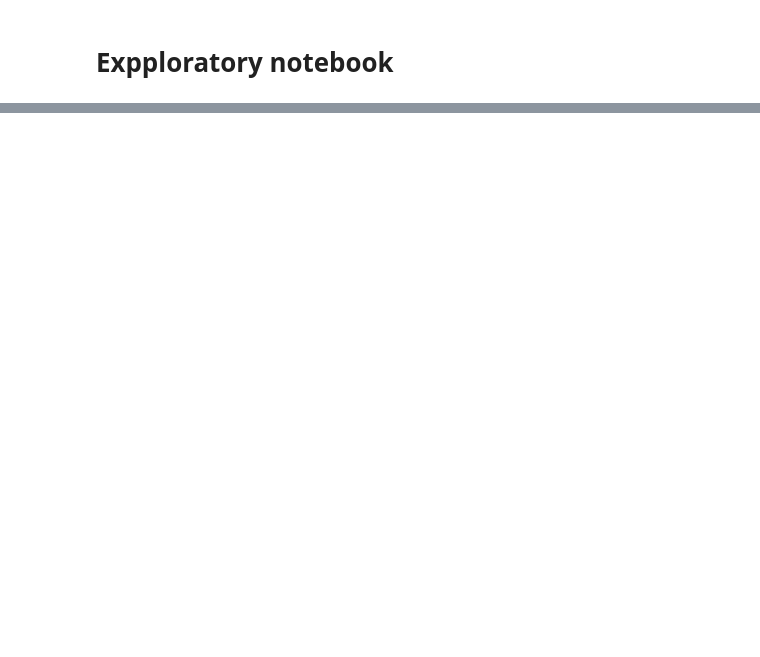
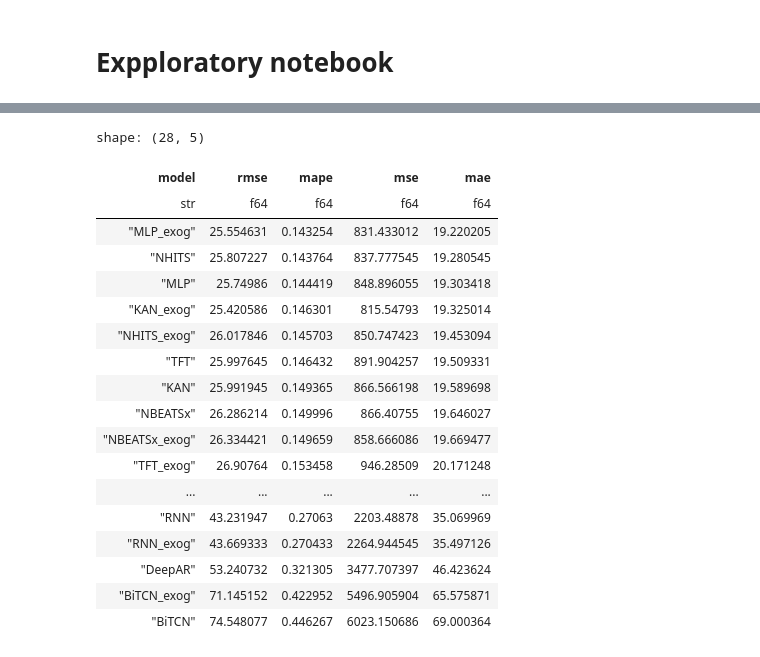
Before and after one commit to GlucoseDAO/glucose-neuralforecast, a Jupyter notebook: notebooks/explore.ipynb, the cells around one changed output, grey strips where cells are left out. Drawn from its saved outputs; the diff is of its cells as text; code cells hidden in the pictures; blank space fills up the shorter version.

```diff
--- a/notebooks/explore.ipynb
+++ b/notebooks/explore.ipynb
@@ -18,5 +31,12 @@ data
 # %%
 import polars as pl
+
+# Configure polars to display everything
+pl.Config.set_tbl_cols(-1)  # Show all columns
+pl.Config.set_tbl_rows(-1)  # Show all rows
+pl.Config.set_tbl_width_chars(200)  # Wider table display
+pl.Config.set_fmt_str_lengths(100)  # Longer string display
+
 df = pl.read_csv(input_dir / 'livia_glucose.csv')
 df.head()
 # %% [output]
@@ -28,3 +48,8 @@ shape: (5, 8)
 | 0 | "2024-03-16T02:37:00" | "EGV" | 229.0 | null | ... |
 | 0 | "2024-03-16T02:42:00" | "EGV" | 223.0 | null | ... |
 | 0 | "2024-03-16T02:47:00" | "EGV" | 216.0 | null | ... |
+# %%
+# Load metrics summary
+metrics_path = output_dir / 'runs' / 'run_20251021_153634' / 'metrics_summary.csv'
+metrics_df = pl.read_csv(metrics_path)
+metrics_df
@@ -30,0 +99,40 @@ shape: (5, 8)
+# %%
+# Keep only _mean columns (remove _std) and transpose
+mean_cols = ['metric'] + [col for col in metrics_df.columns if col.endswith('_mean')]
+transposed = metrics_df.select(mean_cols).unpivot(
+    index='metric',
+    on=mean_cols[1:],
+    variable_name='model',
+    value_name='value'
+).with_columns(
+    pl.col('model').str.replace('_mean', '')
+).pivot(
+    on='metric',
+    values='value',
+    aggregate_function='first'
+).with_columns(
+    pl.all().exclude('model').cast(pl.Float64)
+).sort('mae')
+# %%
+metrics_proper = transposed.sort(pl.col("mae"), descending=False)
+metrics_proper
+# %% [output]
+shape: (28, 5)
+| model | rmse | mape | mse | mae |
+| str | f64 | f64 | f64 | f64 |
+| "MLP_exog" | 25.554631 | 0.143254 | 831.433012 | 19.220205 |
+| "NHITS" | 25.807227 | 0.143764 | 837.777545 | 19.280545 |
+| "MLP" | 25.74986 | 0.144419 | 848.896055 | 19.303418 |
+| "KAN_exog" | 25.420586 | 0.146301 | 815.54793 | 19.325014 |
+| "NHITS_exog" | 26.017846 | 0.145703 | 850.747423 | 19.453094 |
+| "TFT" | 25.997645 | 0.146432 | 891.904257 | 19.509331 |
+| "KAN" | 25.991945 | 0.149365 | 866.566198 | 19.589698 |
+| "NBEATSx" | 26.286214 | 0.149996 | 866.40755 | 19.646027 |
+| "NBEATSx_exog" | 26.334421 | 0.149659 | 858.666086 | 19.669477 |
+| "TFT_exog" | 26.90764 | 0.153458 | 946.28509 | 20.171248 |
+| ... | ... | ... | ... | ... |
+| "RNN" | 43.231947 | 0.27063 | 2203.48878 | 35.069969 |
+| "RNN_exog" | 43.669333 | 0.270433 | 2264.944545 | 35.497126 |
+| "DeepAR" | 53.240732 | 0.321305 | 3477.707397 | 46.423624 |
+| "BiTCN_exog" | 71.145152 | 0.422952 | 5496.905904 | 65.575871 |
+| "BiTCN" | 74.548077 | 0.446267 | 6023.150686 | 69.000364 |
```
Also changed, not shown: parts of 4 cells of this notebook, 22 other files.
